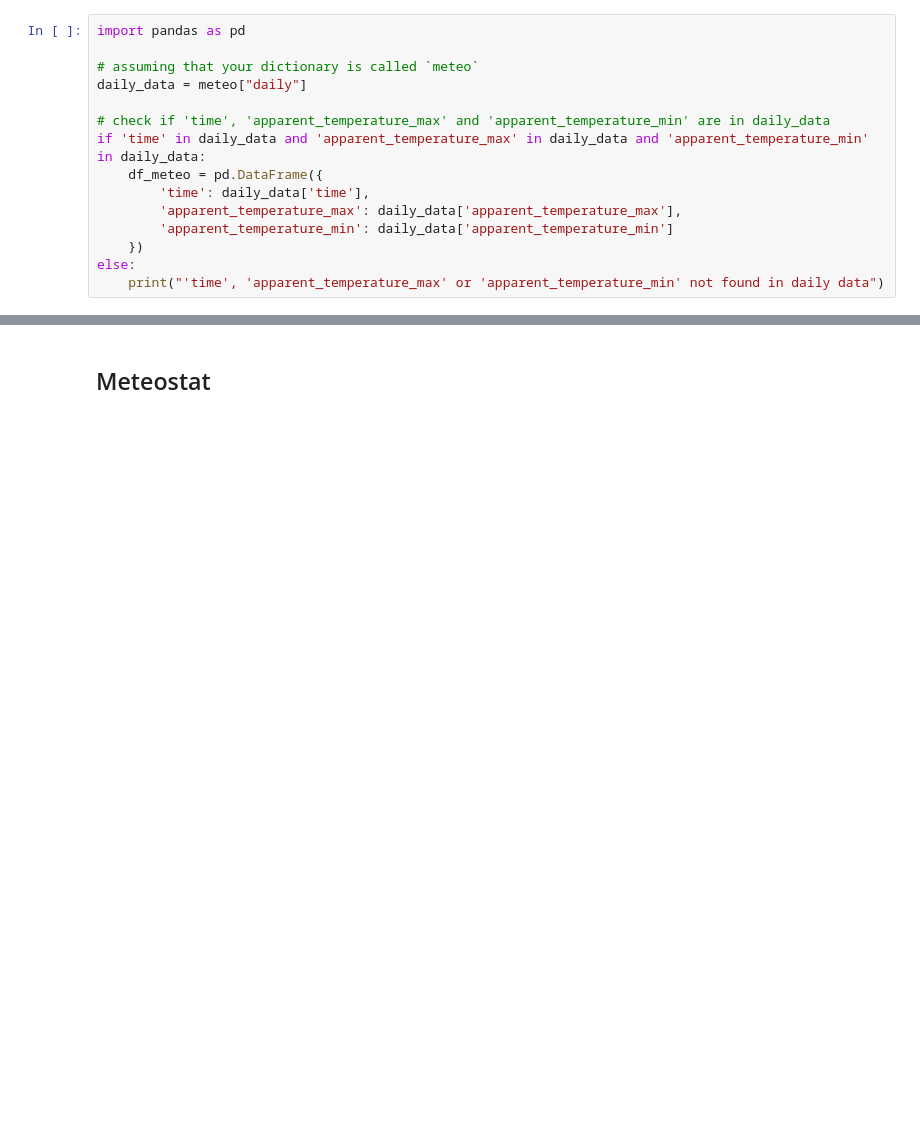
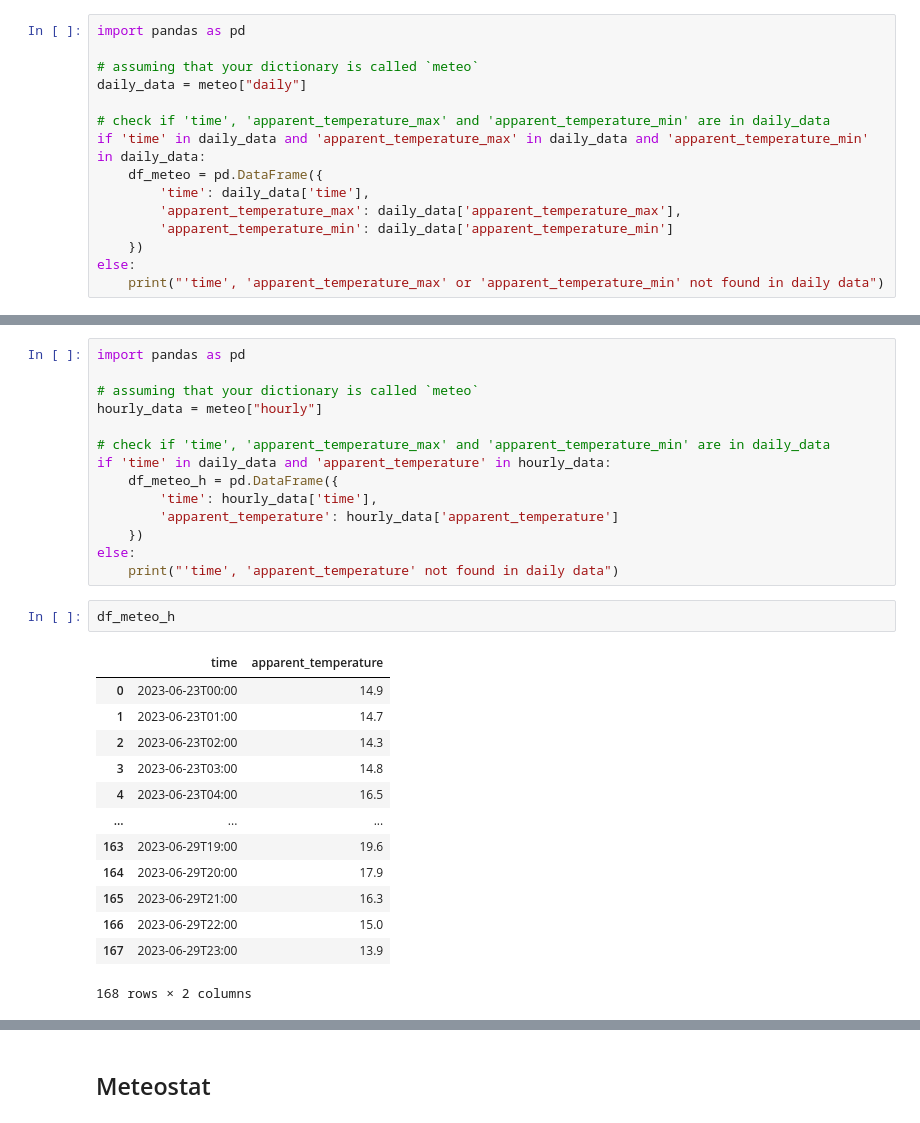
Before and after one commit to JAlcocerT/Py_Trip_Planner, a Jupyter notebook: TripPlanner.ipynb, the cells around one changed output, grey strips where cells are left out. Drawn from its saved outputs; the diff is of its cells as text; blank space fills up the shorter version.

```diff
--- a/TripPlanner.ipynb
+++ b/TripPlanner.ipynb
@@ -162,0 +184,30 @@ df_meteo
+# %%
+import pandas as pd
+
+# assuming that your dictionary is called `meteo`
+hourly_data = meteo["hourly"]
+
+# check if 'time', 'apparent_temperature_max' and 'apparent_temperature_min' are in daily_data
+if 'time' in daily_data and 'apparent_temperature' in hourly_data:
+    df_meteo_h = pd.DataFrame({
+        'time': hourly_data['time'],
+        'apparent_temperature': hourly_data['apparent_temperature']
+    })
+else:
+    print("'time', 'apparent_temperature' not found in daily data")
+# %%
+df_meteo_h
+# %% [output]
+|  | time | apparent_temperature |
+| 0 | 2023-06-23T00:00 | 14.9 |
+| 1 | 2023-06-23T01:00 | 14.7 |
+| 2 | 2023-06-23T02:00 | 14.3 |
+| 3 | 2023-06-23T03:00 | 14.8 |
+| 4 | 2023-06-23T04:00 | 16.5 |
+| ... | ... | ... |
+| 163 | 2023-06-29T19:00 | 19.6 |
+| 164 | 2023-06-29T20:00 | 17.9 |
+| 165 | 2023-06-29T21:00 | 16.3 |
+| 166 | 2023-06-29T22:00 | 15.0 |
+| 167 | 2023-06-29T23:00 | 13.9 |
+168 rows × 2 columns
```
Also changed, not shown: parts of 9 cells of this notebook.
